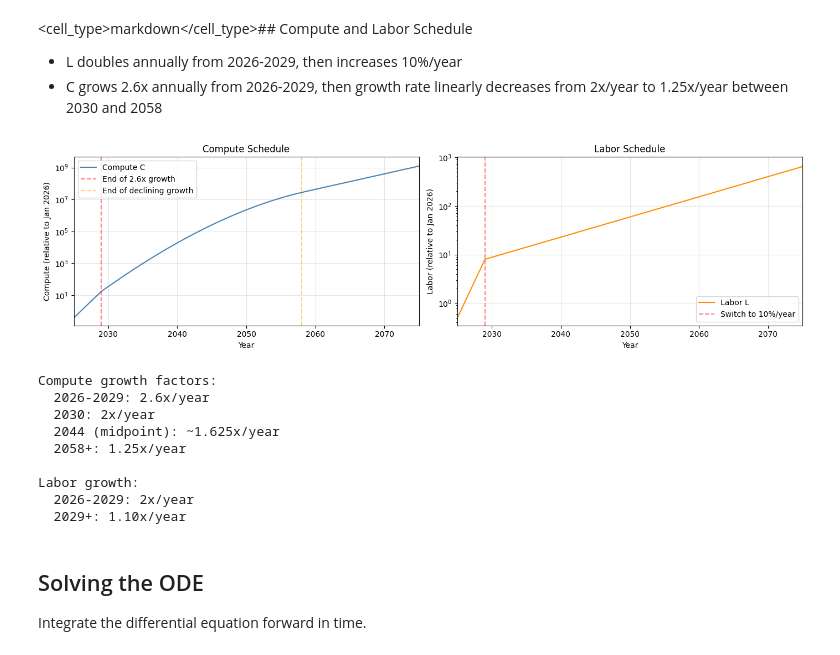
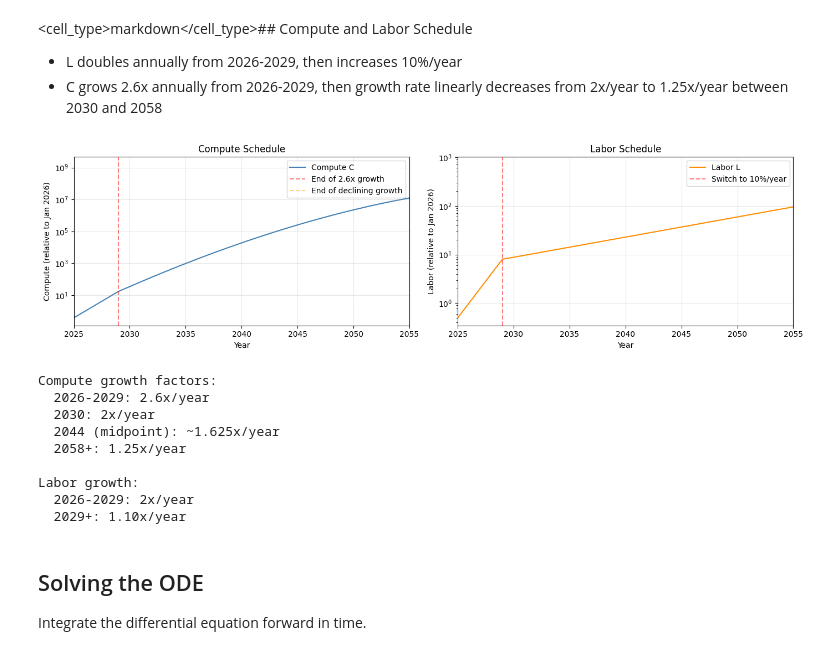
Before and after one commit to tkwa/ai-takeoff-model, a Jupyter notebook: takeoff_simulation.ipynb, the cells around one changed output. Drawn from its saved outputs; the diff is of its cells as text; code cells hidden in the pictures.

```diff
--- a/takeoff_simulation.ipynb
+++ b/takeoff_simulation.ipynb
@@ -42,6 +42,7 @@ from IPython.display import display
 YEAR_START = 2026  # Start year of simulation
 YEAR_CUTOFF = 2070  # Cutoff year for "not reached" trajectories
 YEAR_NOT_REACHED = 2100  # Value assigned to trajectories that don't reach 99% by cutoff
+YEAR_PLOT_END = 2055  # End year for plot x-axes
 T_END = YEAR_CUTOFF - YEAR_START  # Simulation duration in years
 # %% [markdown]
 ## Parameter Sampling
@@ -271,36 +272,36 @@ ax1.set_yscale('log')
 ax1.set_xlabel('Year')
 ax1.set_ylabel('Compute (relative to Jan 2026)')
 ax1.set_title('Compute Schedule')
 ax1.axvline(2029, color='red', linestyle='--', alpha=0.5, label='End of 2.6x growth')
 ax1.axvline(2058, color='orange', linestyle='--', alpha=0.5, label='End of declining growth')
 ax1.legend()
 ax1.grid(True, alpha=0.3)
-ax1.set_xlim(2025, 2075)
+ax1.set_xlim(2025, YEAR_PLOT_END)
 
 ax2.plot(t_test + YEAR_START, L_test, label='Labor L', color='darkorange')
 ax2.set_yscale('log')
 ax2.set_xlabel('Year')
 ax2.set_ylabel('Labor (relative to Jan 2026)')
 ax2.set_title('Labor Schedule')
 ax2.axvline(2029, color='red', linestyle='--', alpha=0.5, label='Switch to 10%/year')
 ax2.legend()
 ax2.grid(True, alpha=0.3)
-ax2.set_xlim(2025, 2075)
+ax2.set_xlim(2025, YEAR_PLOT_END)
 
 plt.tight_layout()
 plt.show()
 
 # Print some reference values
 print(f"Compute growth factors:")
 print(f"  2026-2029: 2.6x/year")
 print(f"  2030: 2x/year")
 print(f"  2044 (midpoint): ~1.625x/year")
 print(f"  2058+: 1.25x/year")
 print(f"\nLabor growth:")
 print(f"  2026-2029: 2x/year")
 print(f"  2029+: 1.10x/year")
 # %% [output]
-[figure, old version]
+[figure, new version]
 Compute growth factors:
   2026-2029: 2.6x/year
   2030: 2x/year
```
Also changed, not shown: parts of 4 cells of this notebook, 3 other files.
